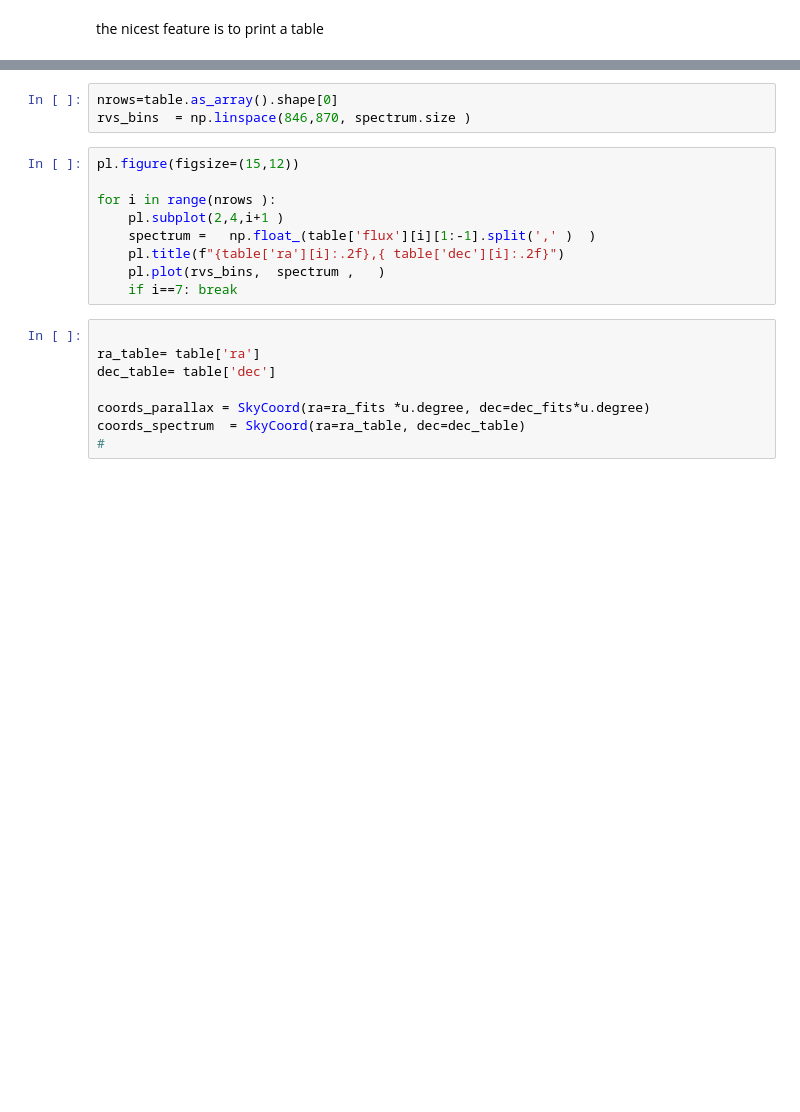
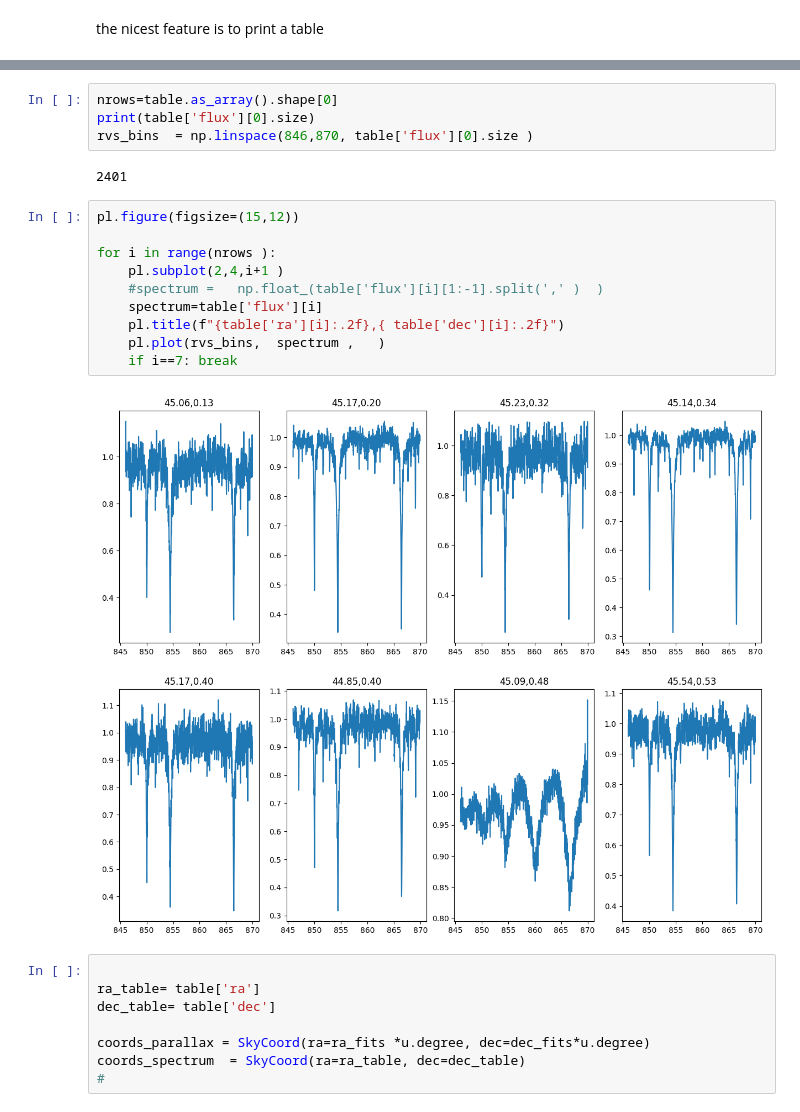
Before and after one commit to giuspugl/astrophysics_lab, a Jupyter notebook: astropy_utils.ipynb, the cells around one changed output, grey strips where cells are left out. Drawn from its saved outputs; the diff is of its cells as text; blank space fills up the shorter version.

```diff
--- a/astropy_utils.ipynb
+++ b/astropy_utils.ipynb
@@ -146,15 +268,21 @@ table
 # %%
 nrows=table.as_array().shape[0]
-rvs_bins  = np.linspace(846,870, spectrum.size )
+print(table['flux'][0].size)
+rvs_bins  = np.linspace(846,870, table['flux'][0].size )
+# %% [output]
+2401
 # %%
 pl.figure(figsize=(15,12))
 
 for i in range(nrows ):
     pl.subplot(2,4,i+1 )
-    spectrum =   np.float_(table['flux'][i][1:-1].split(',' )  )
+    #spectrum =   np.float_(table['flux'][i][1:-1].split(',' )  )
+    spectrum=table['flux'][i]
     pl.title(f"{table['ra'][i]:.2f},{ table['dec'][i]:.2f}")
     pl.plot(rvs_bins,  spectrum ,   )
     if i==7: break
+# %% [output]
+[figure, added]
 # %%
 
 ra_table= table['ra']
```
Also changed, not shown: parts of 19 cells of this notebook.
